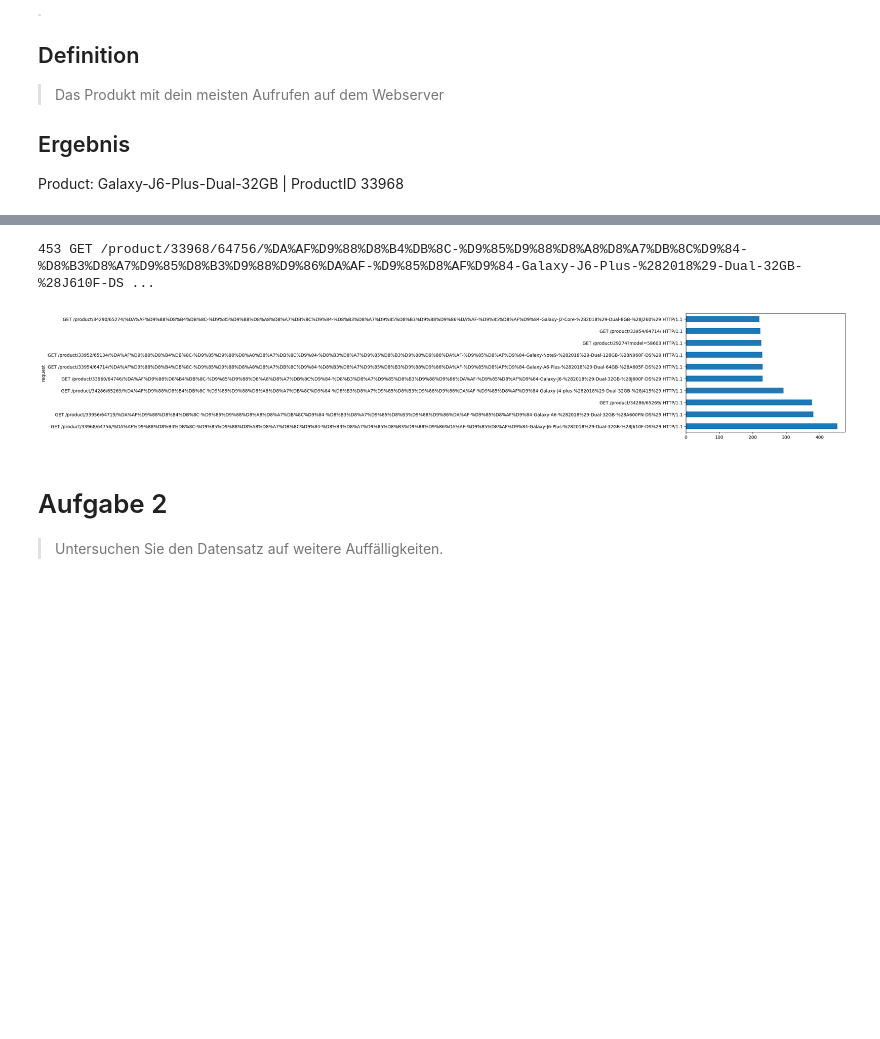
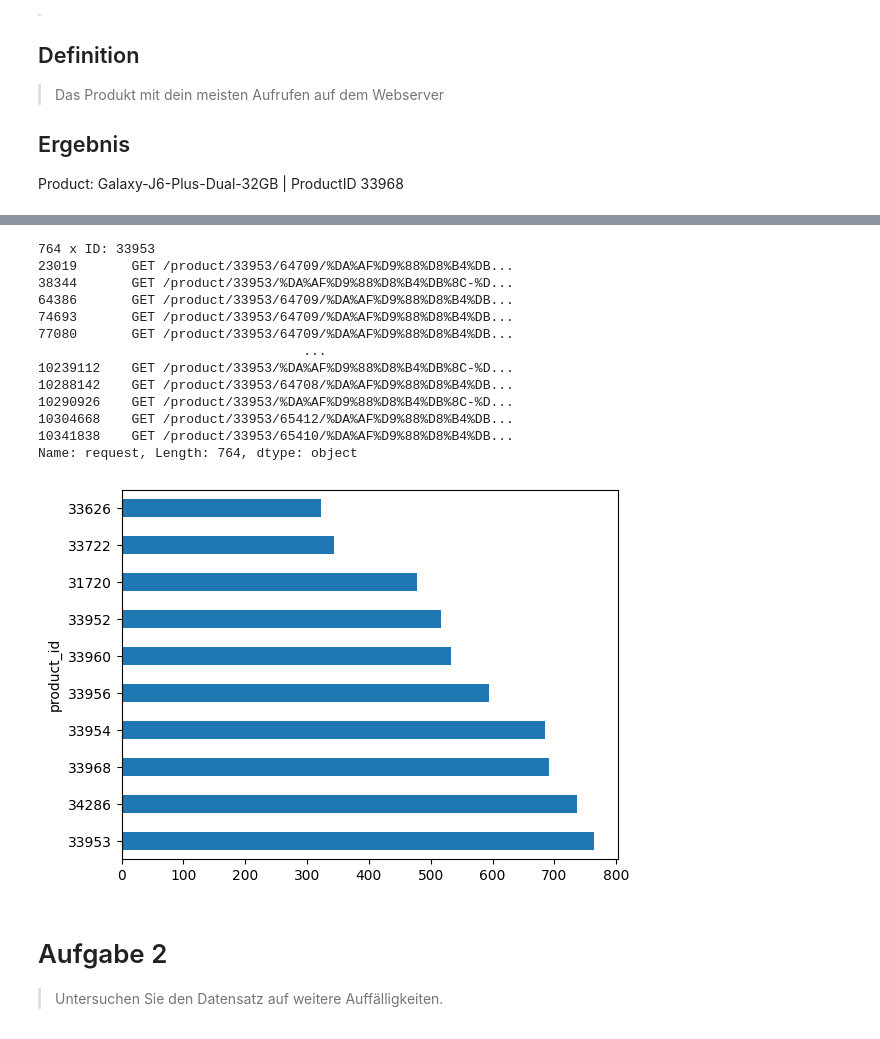
Before and after one commit to Flenz42/HSD-DAW-Pandas-SS23, a Jupyter notebook: project.ipynb, the cells around one changed output, grey strips where cells are left out. Saved outputs shown, nothing was run; the diff lists cells and outputs as text; code cells hidden in the pictures; blank space fills up the shorter version.

Commit message:
Split Product Id

```diff
--- a/project.ipynb
+++ b/project.ipynb
@@ -102,3 +102,12 @@ access_log['time'] = access_log['time'].dt.tz_convert('UTC')
 ## Ergebnis
 
 Product: Galaxy-J6-Plus-Dual-32GB | ProductID 33968
+# %%
+def extract_product_id(request):
+  m = re.search(r"\s\/product\/(\d+)\/", str(request))
+  if m:
+    return m.group(1)
+  return None
+
+access_log['product_id'] = access_log['request'].map(extract_product_id)
+access_log.head()
@@ -105,11 +121,26 @@ Product: Galaxy-J6-Plus-Dual-32GB | ProductID 33968
 # %%
-most_viewed_products = access_log.loc[access_log['request'].str.contains(r'^GET /product/\d+', na=False)].value_counts(access_log['request'])
+most_viewed_products = access_log.loc[access_log['product_id'] != None].value_counts(access_log['product_id'])
 most_viewed_products = most_viewed_products[0:10]
 most_viewed_products.plot(kind='barh')
-print(most_viewed_products[0], most_viewed_products.keys()[0])
+most_viewed_product_id = most_viewed_products.keys()[0]
+print(most_viewed_products[0], 'x', 'ID:', most_viewed_product_id)
+
+# TODO: Display Product for Id
 # %% [output]
-453 GET /product/33968/64756/%DA%AF%D9%88%D8%B4%DB%8C-%D9%85%D9%88%D8%A8%D8%A7%DB%8C%D9%84-%D8%B3%D8%A7%D9%85%D8%B3%D9%88%D9%86%DA%AF-%D9%85%D8%AF%D9%84-Galaxy-J6-Plus-%282018%29-Dual-32GB-%28J610F-DS ...
+764 x ID: 33953
+23019       GET /product/33953/64709/%DA%AF%D9%88%D8%B4%DB...
+38344       GET /product/33953/%DA%AF%D9%88%D8%B4%DB%8C-%D...
+64386       GET /product/33953/64709/%DA%AF%D9%88%D8%B4%DB...
+74693       GET /product/33953/64709/%DA%AF%D9%88%D8%B4%DB...
+77080       GET /product/33953/64709/%DA%AF%D9%88%D8%B4%DB...
+                                  ...
+10239112    GET /product/33953/%DA%AF%D9%88%D8%B4%DB%8C-%D...
+10288142    GET /product/33953/64708/%DA%AF%D9%88%D8%B4%DB...
+10290926    GET /product/33953/%DA%AF%D9%88%D8%B4%DB%8C-%D...
+10304668    GET /product/33953/65412/%DA%AF%D9%88%D8%B4%DB...
+10341838    GET /product/33953/65410/%DA%AF%D9%88%D8%B4%DB...
+Name: request, Length: 764, dtype: object
-[figure, old version]
+[figure, new version]
 # %% [markdown]
 # Aufgabe 2
 
```
Also changed, not shown: parts of 12 cells of this notebook.
